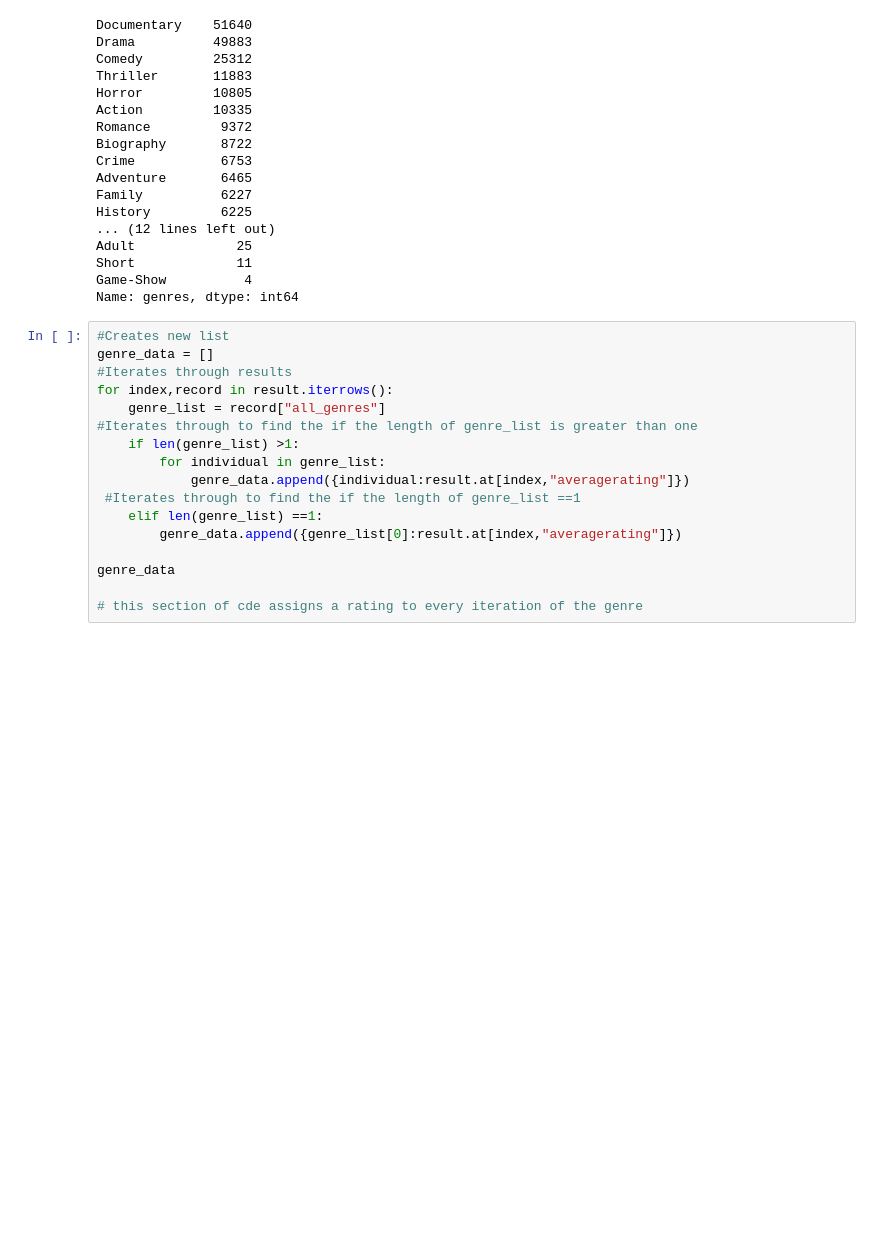
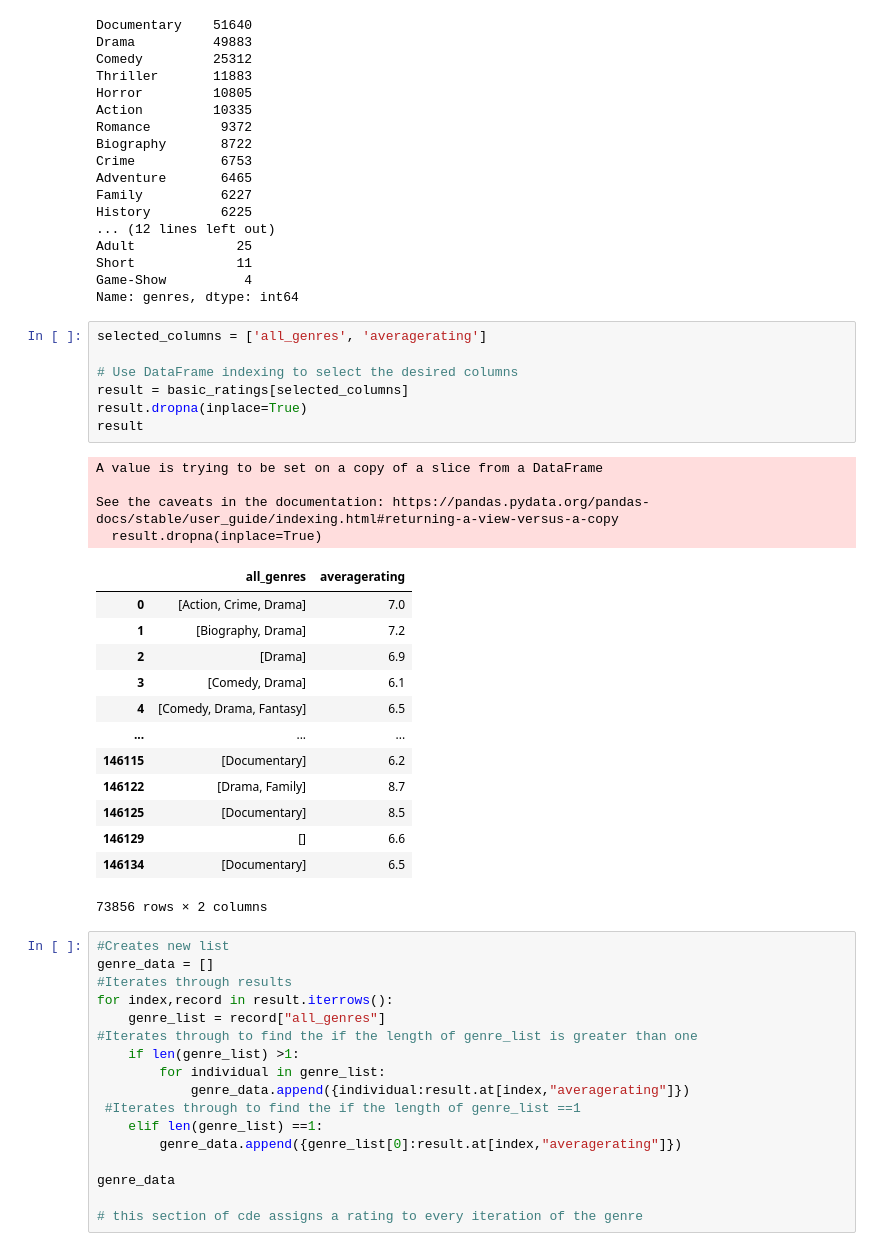
Before and after one commit to MwangiWambugu/dsc-phase-1-project-v2-4, a Jupyter notebook: student.ipynb, the cells around one changed output. Saved outputs shown, nothing was run; the diff lists cells and outputs as text; blank space fills up the shorter version.

```diff
--- a/student.ipynb
+++ b/student.ipynb
@@ -545,6 +545,31 @@ Adult             25
 Short             11
 Game-Show          4
 Name: genres, dtype: int64
+# %%
+selected_columns = ['all_genres', 'averagerating']
+
+# Use DataFrame indexing to select the desired columns
+result = basic_ratings[selected_columns]
+result.dropna(inplace=True)
+result
+# %% [output]
+A value is trying to be set on a copy of a slice from a DataFrame
+
+See the caveats in the documentation: https://pandas.pydata.org/pandas-docs/stable/user_guide/indexing.html#returning-a-view-versus-a-copy
+  result.dropna(inplace=True)
+|  | all_genres | averagerating |
+| 0 | [Action, Crime, Drama] | 7.0 |
+| 1 | [Biography, Drama] | 7.2 |
+| 2 | [Drama] | 6.9 |
+| 3 | [Comedy, Drama] | 6.1 |
+| 4 | [Comedy, Drama, Fantasy] | 6.5 |
+| ... | ... | ... |
+| 146115 | [Documentary] | 6.2 |
+| 146122 | [Drama, Family] | 8.7 |
+| 146125 | [Documentary] | 8.5 |
+| 146129 | [] | 6.6 |
+| 146134 | [Documentary] | 6.5 |
+73856 rows × 2 columns
 # %%
 #Creates new list
 genre_data = []
```
Also changed, not shown: parts of 5 cells of this notebook, 4 other files.
